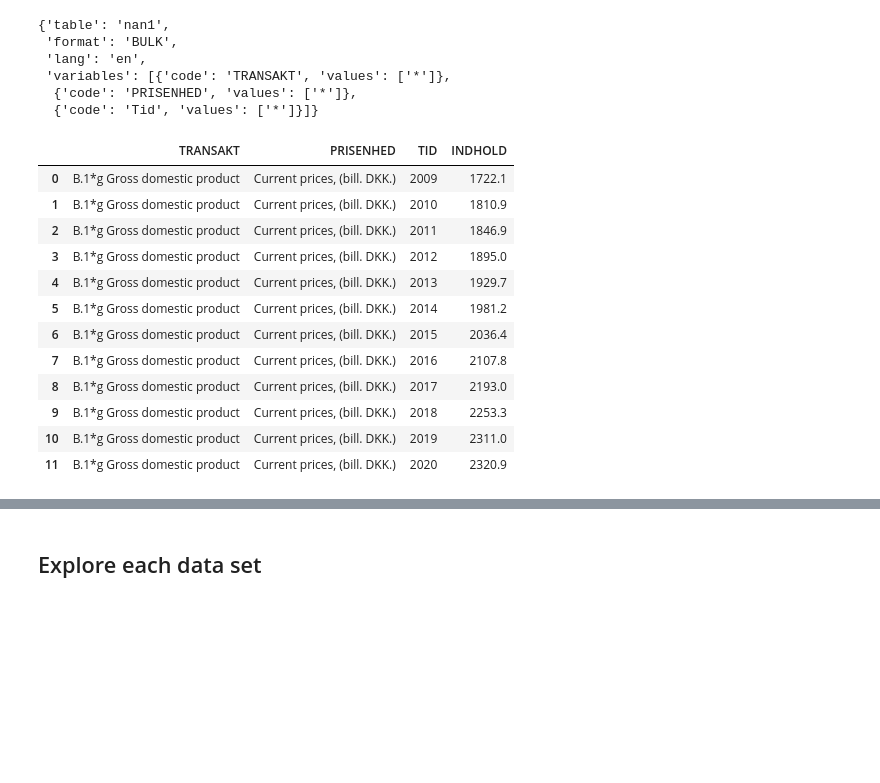
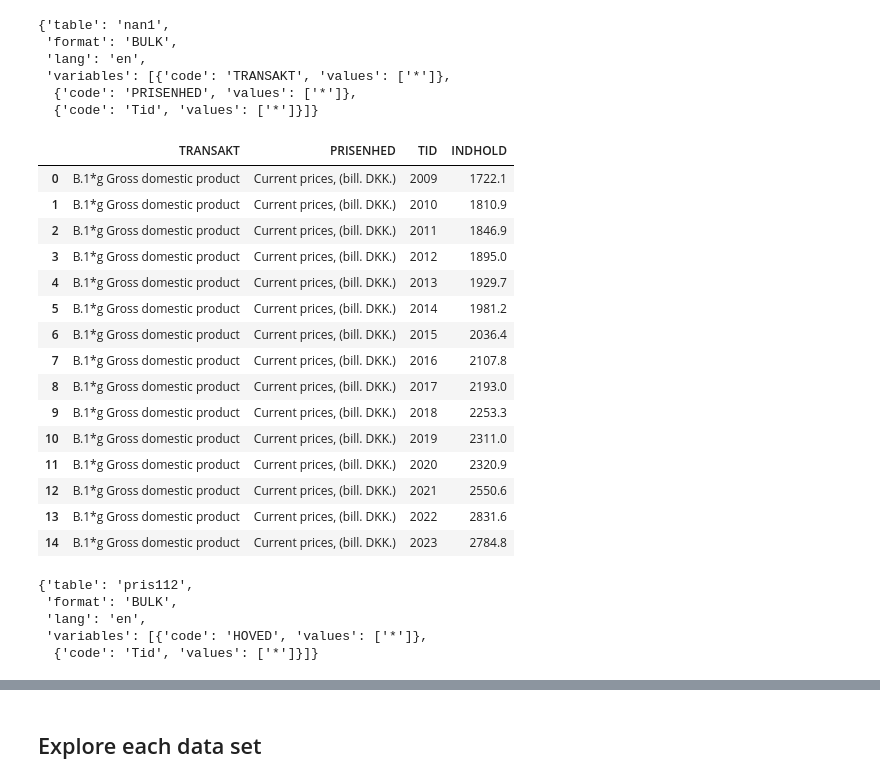
Before and after one commit to NumEconCopenhagen/projects-2024-mikkel-julius-jacob, a Jupyter notebook: dataproject/WorkSpace/Julius/dataproject.ipynb, the cells around one changed output, grey strips where cells are left out. Drawn from its saved outputs; the diff is of its cells as text; code cells hidden in the pictures; blank space fills up the shorter version.

```diff
--- a/dataproject/WorkSpace/Julius/dataproject.ipynb
+++ b/dataproject/WorkSpace/Julius/dataproject.ipynb
@@ -221,21 +223,33 @@ params ={'table': 'nan1',
  'lang': 'en',
  'variables': [{'code': 'TRANSAKT', 'values': ['B1GQK']},
   {'code': 'PRISENHED', 'values': ['V_M']},
-  {'code': 'Tid', 'values': ['>2008<=2021']}]}
+  {'code': 'Tid', 'values': ['>2008<=2023']}]}
 # %%
 inc_api = gdp.get_data(params=params)
-inc_api.head(12)
+inc_api.head(15)
 # %% [output]
 |  | TRANSAKT | PRISENHED | TID | INDHOLD |
 | 0 | B.1*g Gross domestic product | Current prices, (bill. DKK.) | 2009 | 1722.1 |
 | 1 | B.1*g Gross domestic product | Current prices, (bill. DKK.) | 2010 | 1810.9 |
 | 2 | B.1*g Gross domestic product | Current prices, (bill. DKK.) | 2011 | 1846.9 |
 | 3 | B.1*g Gross domestic product | Current prices, (bill. DKK.) | 2012 | 1895.0 |
 | 4 | B.1*g Gross domestic product | Current prices, (bill. DKK.) | 2013 | 1929.7 |
 | 5 | B.1*g Gross domestic product | Current prices, (bill. DKK.) | 2014 | 1981.2 |
 | 6 | B.1*g Gross domestic product | Current prices, (bill. DKK.) | 2015 | 2036.4 |
 | 7 | B.1*g Gross domestic product | Current prices, (bill. DKK.) | 2016 | 2107.8 |
 | 8 | B.1*g Gross domestic product | Current prices, (bill. DKK.) | 2017 | 2193.0 |
 | 9 | B.1*g Gross domestic product | Current prices, (bill. DKK.) | 2018 | 2253.3 |
 | 10 | B.1*g Gross domestic product | Current prices, (bill. DKK.) | 2019 | 2311.0 |
 | 11 | B.1*g Gross domestic product | Current prices, (bill. DKK.) | 2020 | 2320.9 |
+| 12 | B.1*g Gross domestic product | Current prices, (bill. DKK.) | 2021 | 2550.6 |
+| 13 | B.1*g Gross domestic product | Current prices, (bill. DKK.) | 2022 | 2831.6 |
+| 14 | B.1*g Gross domestic product | Current prices, (bill. DKK.) | 2023 | 2784.8 |
+# %%
+params = fpi.define_base_params(language='en')
+params
+# %% [output]
+{'table': 'pris112',
+ 'format': 'BULK',
+ 'lang': 'en',
+ 'variables': [{'code': 'HOVED', 'values': ['*']},
+  {'code': 'Tid', 'values': ['*']}]}
```
Also changed, not shown: parts of 8 cells of this notebook.
